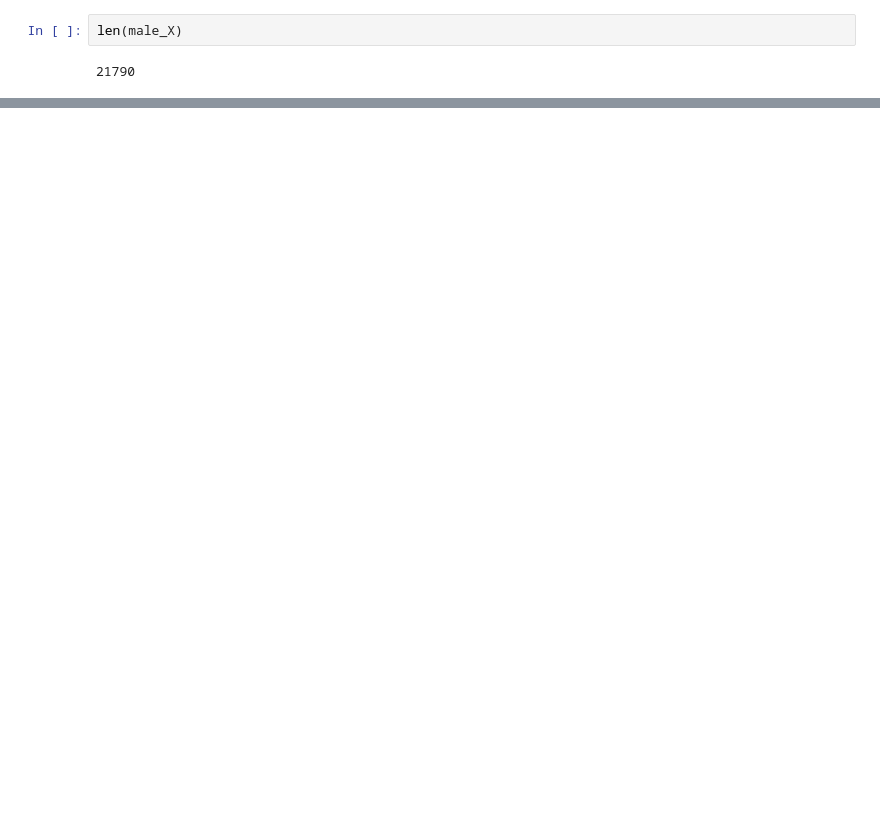
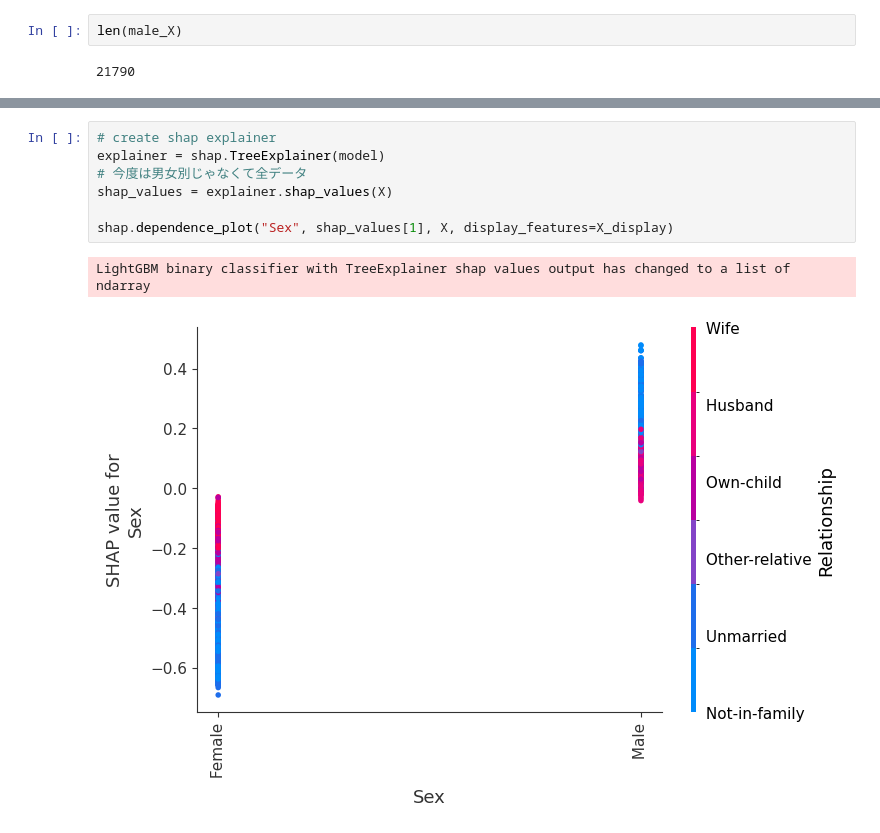
Before and after one commit to aoda2/shap_example, a Jupyter notebook: shap_01.ipynb, the cells around one changed output, grey strips where cells are left out. Drawn from its saved outputs; the diff is of its cells as text; blank space fills up the shorter version.

```diff
--- a/shap_01.ipynb
+++ b/shap_01.ipynb
@@ -163,0 +185,10 @@ len(male_X)
+# %%
+# create shap explainer
+explainer = shap.TreeExplainer(model)
+# 今度は男女別じゃなくて全データ
+shap_values = explainer.shap_values(X)
+
+shap.dependence_plot("Sex", shap_values[1], X, display_features=X_display)
+# %% [output]
+LightGBM binary classifier with TreeExplainer shap values output has changed to a list of ndarray
+[figure, added]
```
Also changed, not shown: parts of 6 cells of this notebook, 3 other files.
